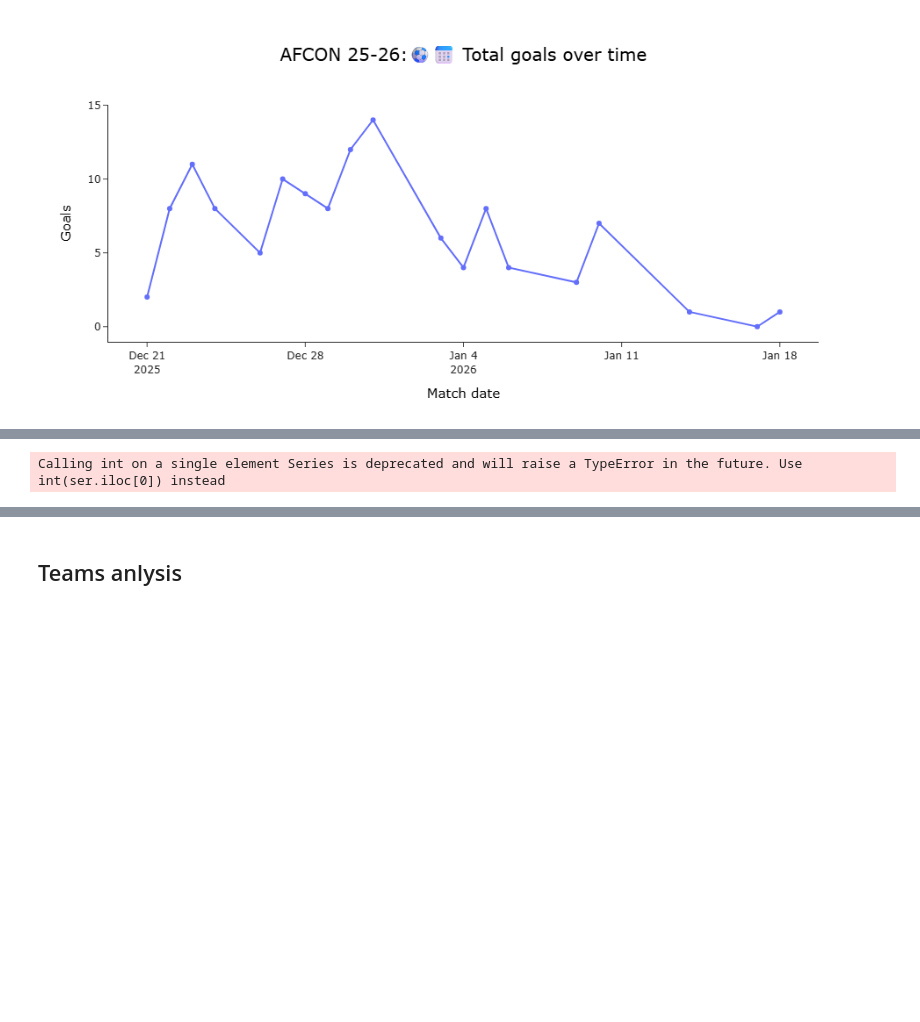
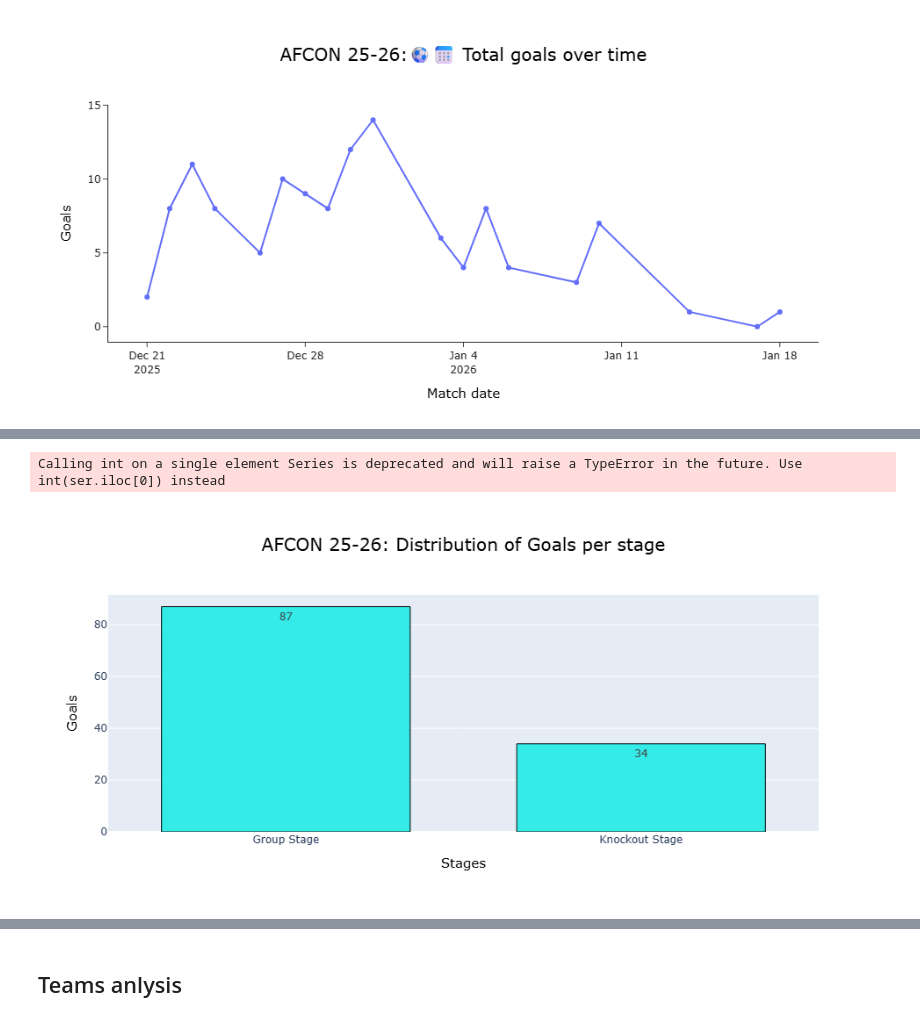
Before and after one commit to mohamederrahmouni/AFCON-Morocco-2025-2026-Analysis-And-visualizations, a Jupyter notebook: AFCON.ipynb, the cells around one changed output, grey strips where cells are left out. Drawn from its saved outputs; the diff is of its cells as text; code cells hidden in the pictures; blank space fills up the shorter version.

```diff
--- a/AFCON.ipynb
+++ b/AFCON.ipynb
@@ -294,16 +294,18 @@ fig.show()
 # %%
 # Distribution of Goals per stage :
 group_stage=["Matchday 1","Matchday 2","Matchday 3"]
 group_stage_goals=afcon[afcon["Game Week"].isin(group_stage)][["total_goals"]].sum()
 Knockout_stage_goals=afcon[afcon["Game Week"]=="Knockout Stage"][["total_goals"]].sum()
 stage=["Group Stage","Knockout Stage"]
 goals=[int(group_stage_goals),int(Knockout_stage_goals)]
 fig=px.bar(x=stage,y=goals,title="AFCON 25-26: Distribution of Goals per stage ",color_discrete_sequence=["#34ebe8"],labels={"y":"Goals"},text_auto=True)
 fig.update_layout(xaxis_title="Stages",yaxis_title="Goals",bargap=0.3,title_x=0.5,title_font=dict(size=20,color="black"),xaxis_title_font=dict(size=15,color="black"),yaxis_title_font=dict(size=15,color="black"))
 fig.update_traces(marker_line_color='black',marker_line_width=1)
 fig.show()
+display(Image(r"C:\Users\dell\Desktop\AFCON project\Pictures\newplot3.png"))
 # %% [output]
 Calling int on a single element Series is deprecated and will raise a TypeError in the future. Use int(ser.iloc[0]) instead
+[figure, added]
 # %%
 # goals Vs shots
 team_stat = pd.concat([afcon[["team1","team1_goals","team1_shots","team1_shots_on_target","team1_possession","team1_fouls","team1_red_cards","team1_yellow_cards"]].rename(columns={"team1":"Team","team1_goals":"Goals","team1_shots":"Shots","team1_shots_on_target":"Shots on target","team1_possession":"Possession","team1_fouls":"Fouls","team1_red_cards":"Red cards","team1_yellow_cards":"Yellow cards"}),afcon[["team2","team2_goals","team2_shots","team2_shots_on_target","team2_possession","team2_fouls","team2_red_cards","team2_yellow_cards"]].rename(columns={"team2": "Team","team2_goals":"Goals","team2_shots":"Shots","team1_shots_on_target":"Shots on target","team2_possession":"Possession","team2_fouls":"Fouls","team2_red_cards":"Red cards","team2_yellow_cards":"Yellow cards"})],axis=0)
```
Also changed, not shown: parts of 26 cells of this notebook, 20 other files.
